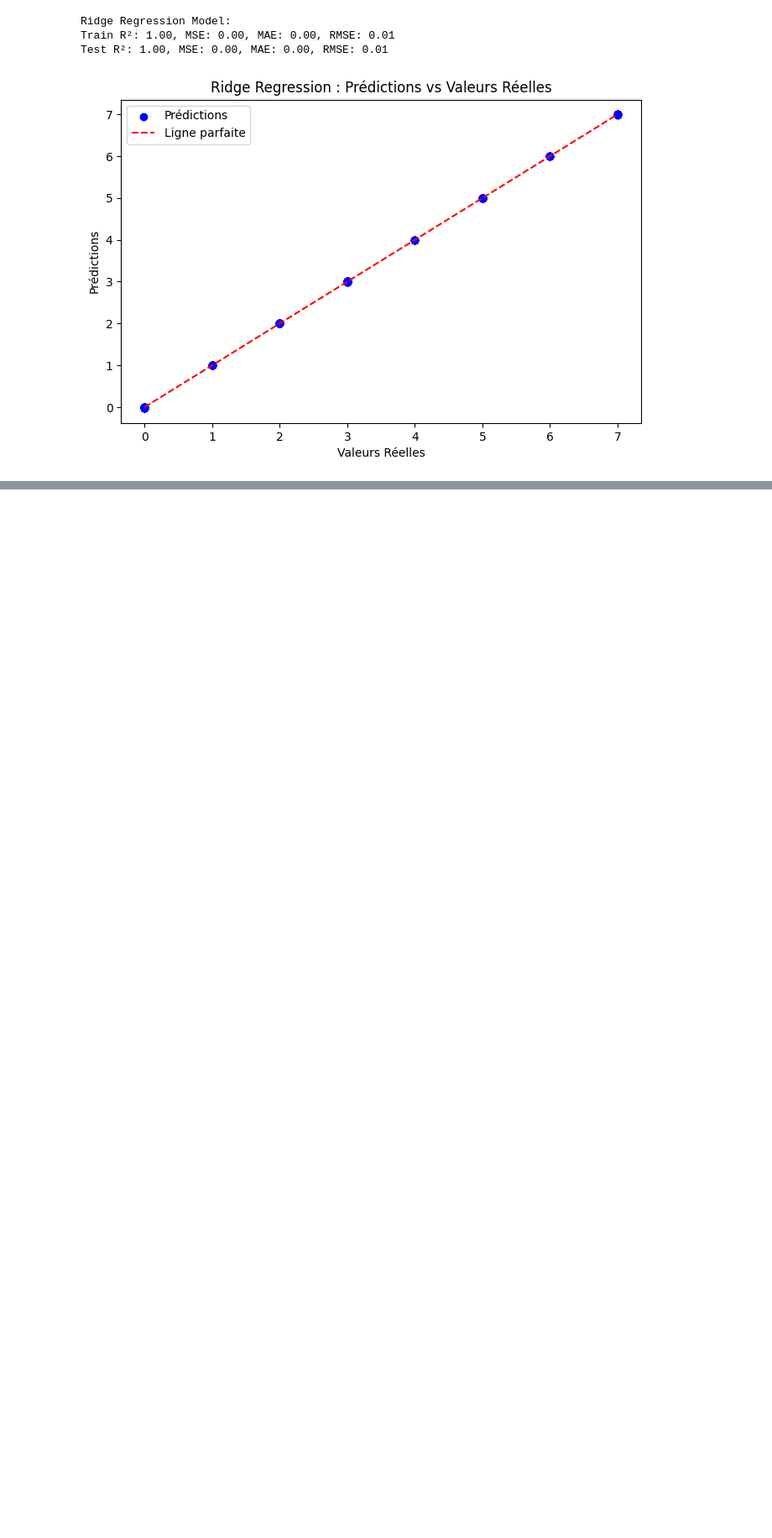
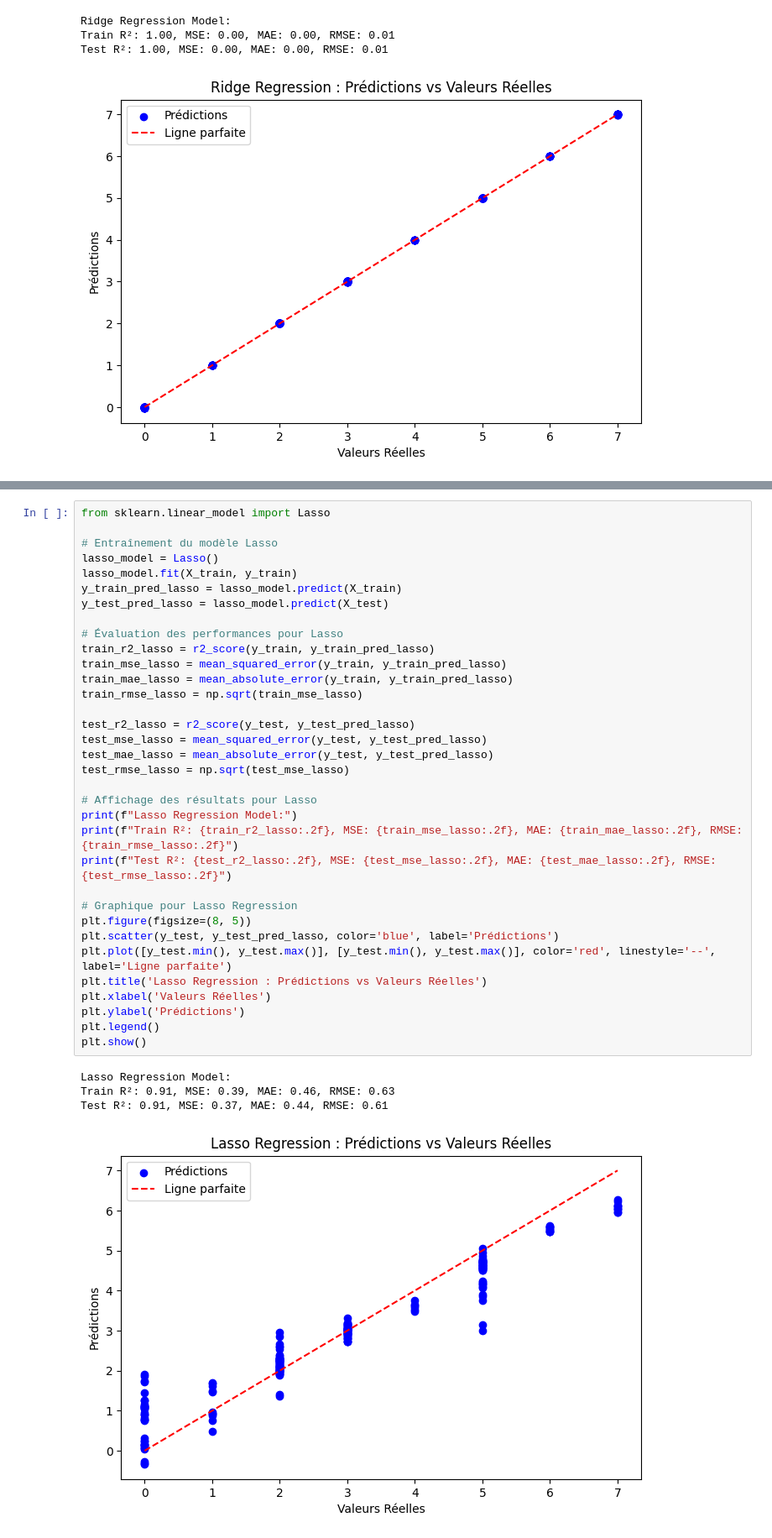
Before and after one commit to khelifaYacine/Menace-des-r-seaux-sociaux-, a Jupyter notebook: EDA_Temps_perdu_reseaux_sociaux.ipynb, the cells around one changed output, grey strips where cells are left out. Shown at 84% size. Drawn from its saved outputs; the diff is of its cells as text; blank space fills up the shorter version.

Commit message:
Lasso

```diff
--- a/EDA_Temps_perdu_reseaux_sociaux.ipynb
+++ b/EDA_Temps_perdu_reseaux_sociaux.ipynb
@@ -455,0 +458,39 @@ Test R²: 1.00, MSE: 0.00, MAE: 0.00, RMSE: 0.01
+# %%
+from sklearn.linear_model import Lasso
+
+# Entraînement du modèle Lasso
+lasso_model = Lasso()
+lasso_model.fit(X_train, y_train)
+y_train_pred_lasso = lasso_model.predict(X_train)
+y_test_pred_lasso = lasso_model.predict(X_test)
+
+# Évaluation des performances pour Lasso
+train_r2_lasso = r2_score(y_train, y_train_pred_lasso)
+train_mse_lasso = mean_squared_error(y_train, y_train_pred_lasso)
+train_mae_lasso = mean_absolute_error(y_train, y_train_pred_lasso)
+train_rmse_lasso = np.sqrt(train_mse_lasso)
+
+test_r2_lasso = r2_score(y_test, y_test_pred_lasso)
+test_mse_lasso = mean_squared_error(y_test, y_test_pred_lasso)
+test_mae_lasso = mean_absolute_error(y_test, y_test_pred_lasso)
+test_rmse_lasso = np.sqrt(test_mse_lasso)
+
+# Affichage des résultats pour Lasso
+print(f"Lasso Regression Model:")
+print(f"Train R²: {train_r2_lasso:.2f}, MSE: {train_mse_lasso:.2f}, MAE: {train_mae_lasso:.2f}, RMSE: {train_rmse_lasso:.2f}")
+print(f"Test R²: {test_r2_lasso:.2f}, MSE: {test_mse_lasso:.2f}, MAE: {test_mae_lasso:.2f}, RMSE: {test_rmse_lasso:.2f}")
+
+# Graphique pour Lasso Regression
+plt.figure(figsize=(8, 5))
+plt.scatter(y_test, y_test_pred_lasso, color='blue', label='Prédictions')
+plt.plot([y_test.min(), y_test.max()], [y_test.min(), y_test.max()], color='red', linestyle='--', label='Ligne parfaite')
+plt.title('Lasso Regression : Prédictions vs Valeurs Réelles')
+plt.xlabel('Valeurs Réelles')
+plt.ylabel('Prédictions')
+plt.legend()
+plt.show()
+# %% [output]
+Lasso Regression Model:
+Train R²: 0.91, MSE: 0.39, MAE: 0.46, RMSE: 0.63
+Test R²: 0.91, MSE: 0.37, MAE: 0.44, RMSE: 0.61
+[figure, added]
```
Also changed, not shown: parts of 1 cell of this notebook.
